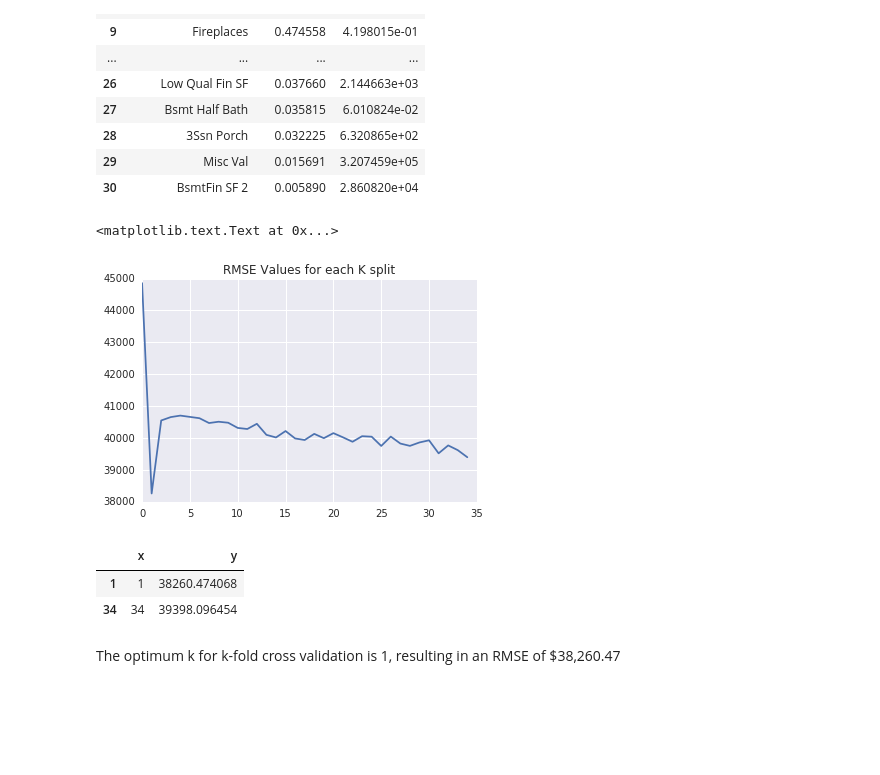
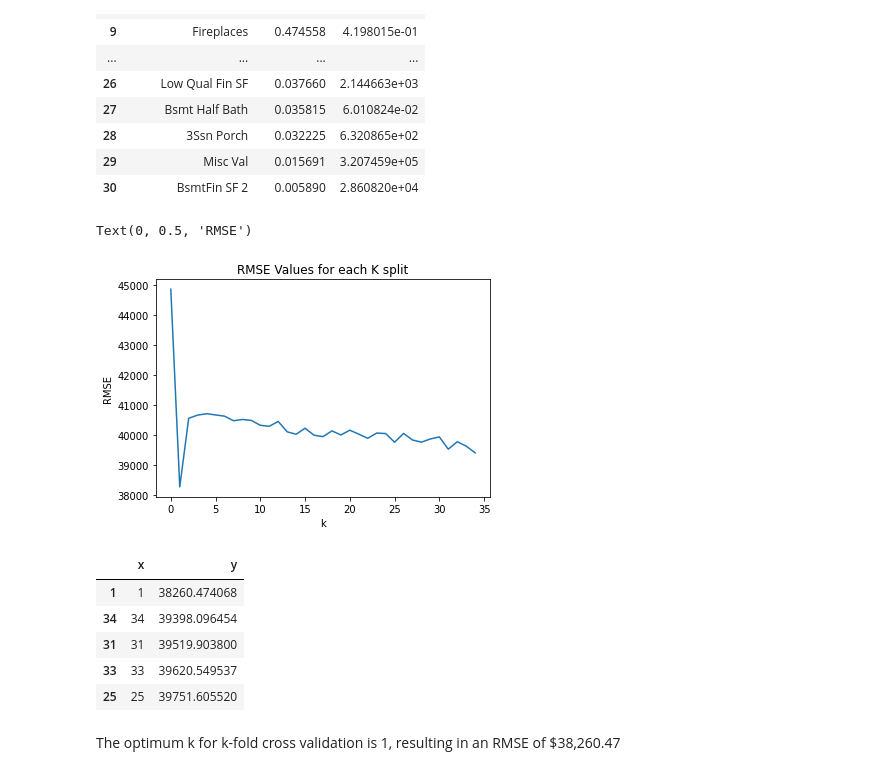
Before and after one commit to pomkos/Finished-Projects, a Jupyter notebook: 10. Predicting House Sale Prices/Basics.ipynb, the cells around one changed output. Drawn from its saved outputs; the diff is of its cells as text; code cells hidden in the pictures; blank space fills up the shorter version.

```diff
--- a/10. Predicting House Sale Prices/Basics.ipynb
+++ b/10. Predicting House Sale Prices/Basics.ipynb
@@ -221,19 +221,21 @@ for i in range(0,35):
     rmse = train_and_test(new_df, k=i)
     y.append(rmse)
 # %%
-plt.plot(x,y)
+sns.lineplot(x=x,y=y)
 plt.title('RMSE Values for each K split')
+plt.xlabel('k')
+plt.ylabel('RMSE')
 # %% [output]
-<matplotlib.text.Text at 0x...>
+Text(0, 0.5, 'RMSE')
-[figure, old version]
+[figure, new version]
 # %%
-pd.DataFrame({
-    'x':x,
-    'y':y
-}).sort_values('y').head(2)
+pd.DataFrame({'x':x,'y':y}).sort_values('y').head(5)
 # %% [output]
 |  | x | y |
 | 1 | 1 | 38260.474068 |
 | 34 | 34 | 39398.096454 |
+| 31 | 31 | 39519.903800 |
+| 33 | 33 | 39620.549537 |
+| 25 | 25 | 39751.605520 |
 # %% [markdown]
 The optimum k for k-fold cross validation is 1, resulting in an RMSE of $38,260.47
```
Also changed, not shown: parts of 4 cells of this notebook.
